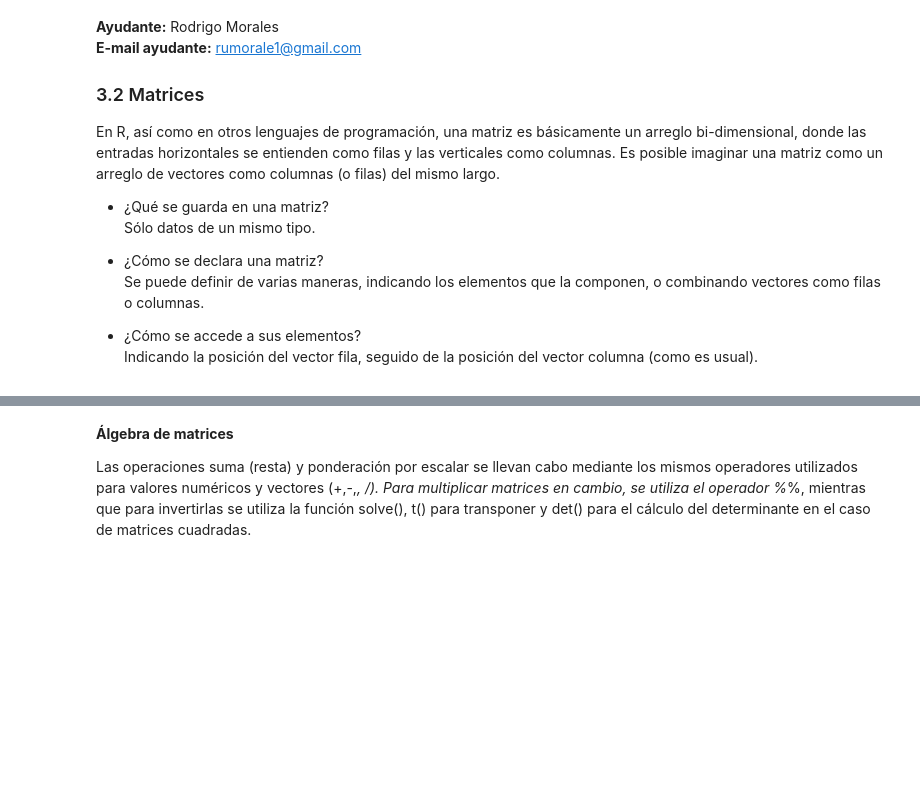
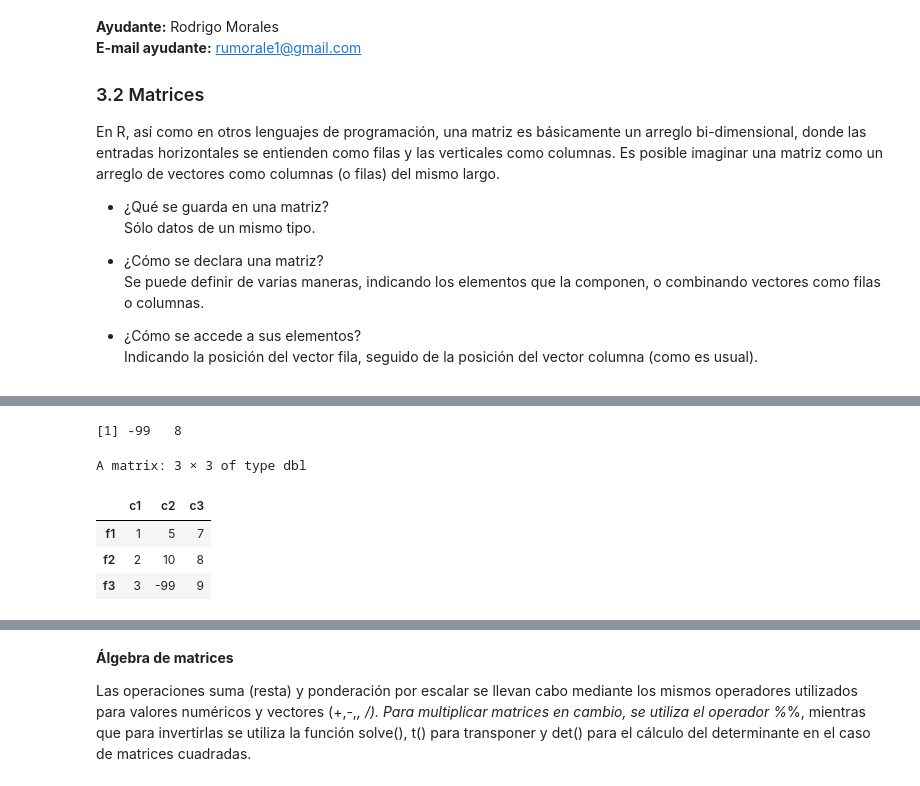
Before and after one commit to majorquev/DBDC_202504_Programacion_en_R_para_ciencia_de_datos, a Jupyter notebook: Clases/Clase2/Clase_2_01_matrices.ipynb, the cells around one changed output, grey strips where cells are left out. Drawn from its saved outputs; the diff is of its cells as text; code cells hidden in the pictures; blank space fills up the shorter version.

```diff
--- a/Clases/Clase2/Clase_2_01_matrices.ipynb
+++ b/Clases/Clase2/Clase_2_01_matrices.ipynb
@@ -80,0 +228,12 @@ M3["f2","c3"]
+# %%
+M[mat_ind]
+# %% [output]
+[1] -99   8
+# %%
+M
+# %% [output]
+A matrix: 3 × 3 of type dbl
+|  | c1 | c2 | c3 |
+| f1 | 1 | 5 | 7 |
+| f2 | 2 | 10 | 8 |
+| f3 | 3 | -99 | 9 |
```
Also changed, not shown: parts of 45 cells of this notebook.
